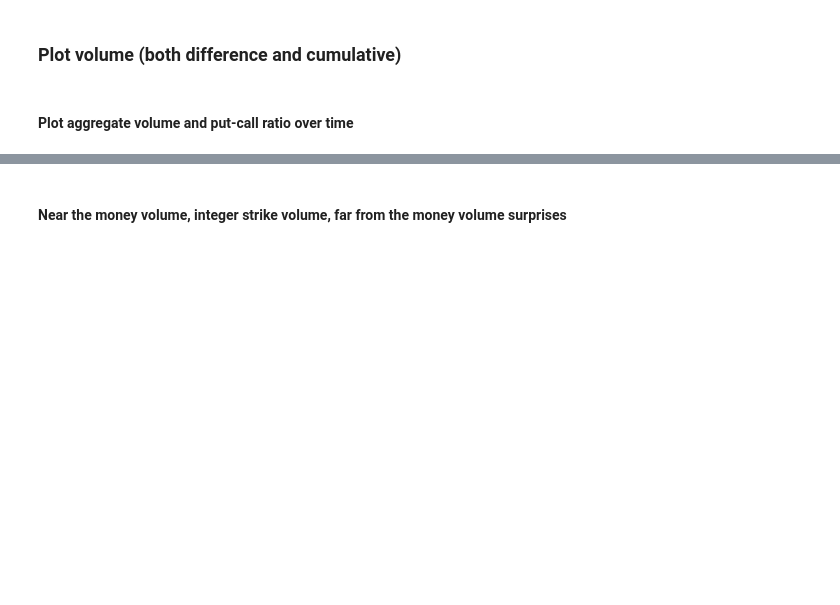
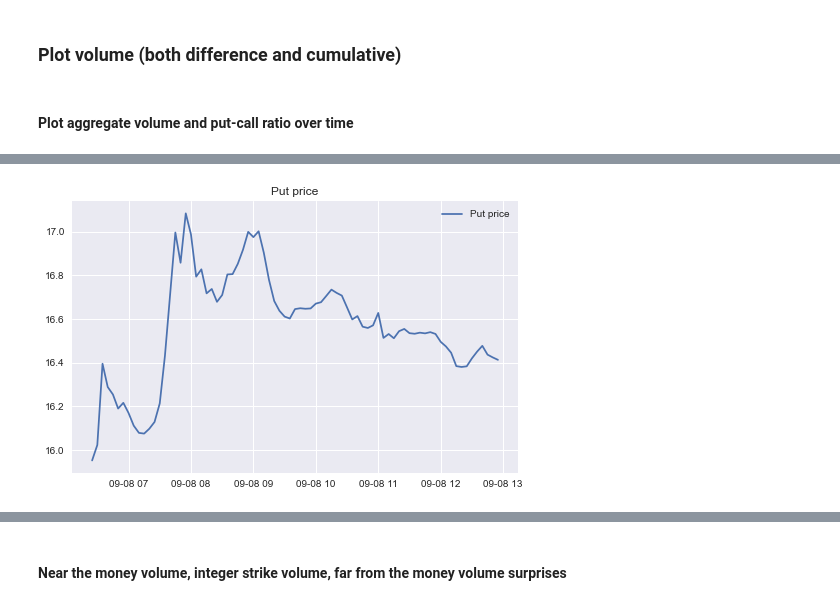
Before and after one commit to liweidong1218/Trading-tools, a Jupyter notebook: Signals/Option anomaly detection/opt_chain_anomaly_detection.ipynb, the cells around one changed output, grey strips where cells are left out. Drawn from its saved outputs; the diff is of its cells as text; code cells hidden in the pictures; blank space fills up the shorter version.

```diff
--- a/Signals/Option anomaly detection/opt_chain_anomaly_detection.ipynb
+++ b/Signals/Option anomaly detection/opt_chain_anomaly_detection.ipynb
@@ -85,3 +102,11 @@ put_raw_df.iloc[:, :-1] = put_raw_df.iloc[:, :-1].astype('float64')
+# %%
+plt.figure(figsize=(8, 5))
+plt.plot(put_price.index, put_price)
+plt.legend(['Put price'])
+plt.title('Put price')
+plt.show()
+# %% [output]
+[figure, added]
 # %%
 # cumulative volume
 frequency = '10min'
```
Also changed, not shown: parts of 31 cells of this notebook, 9 other files.
